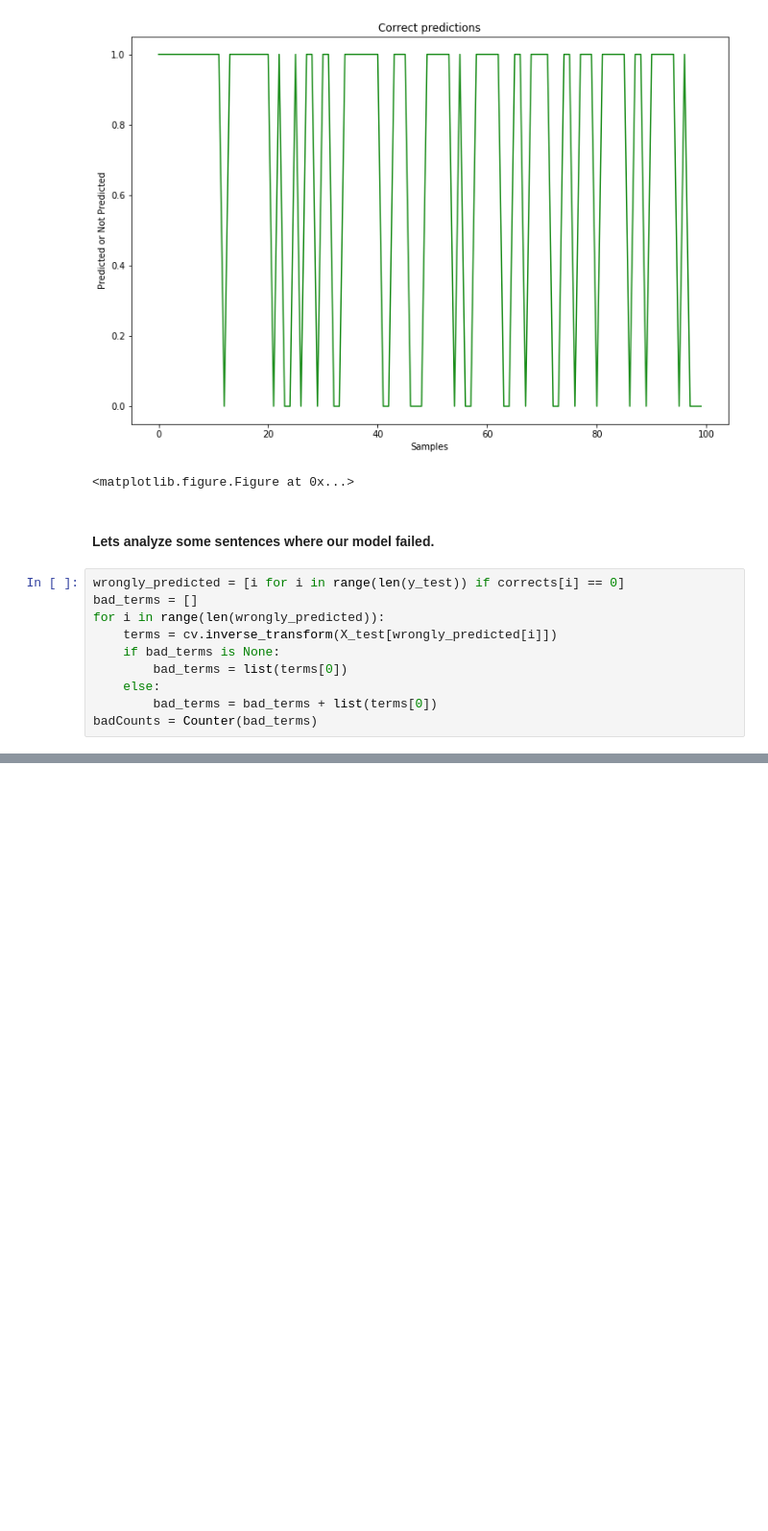
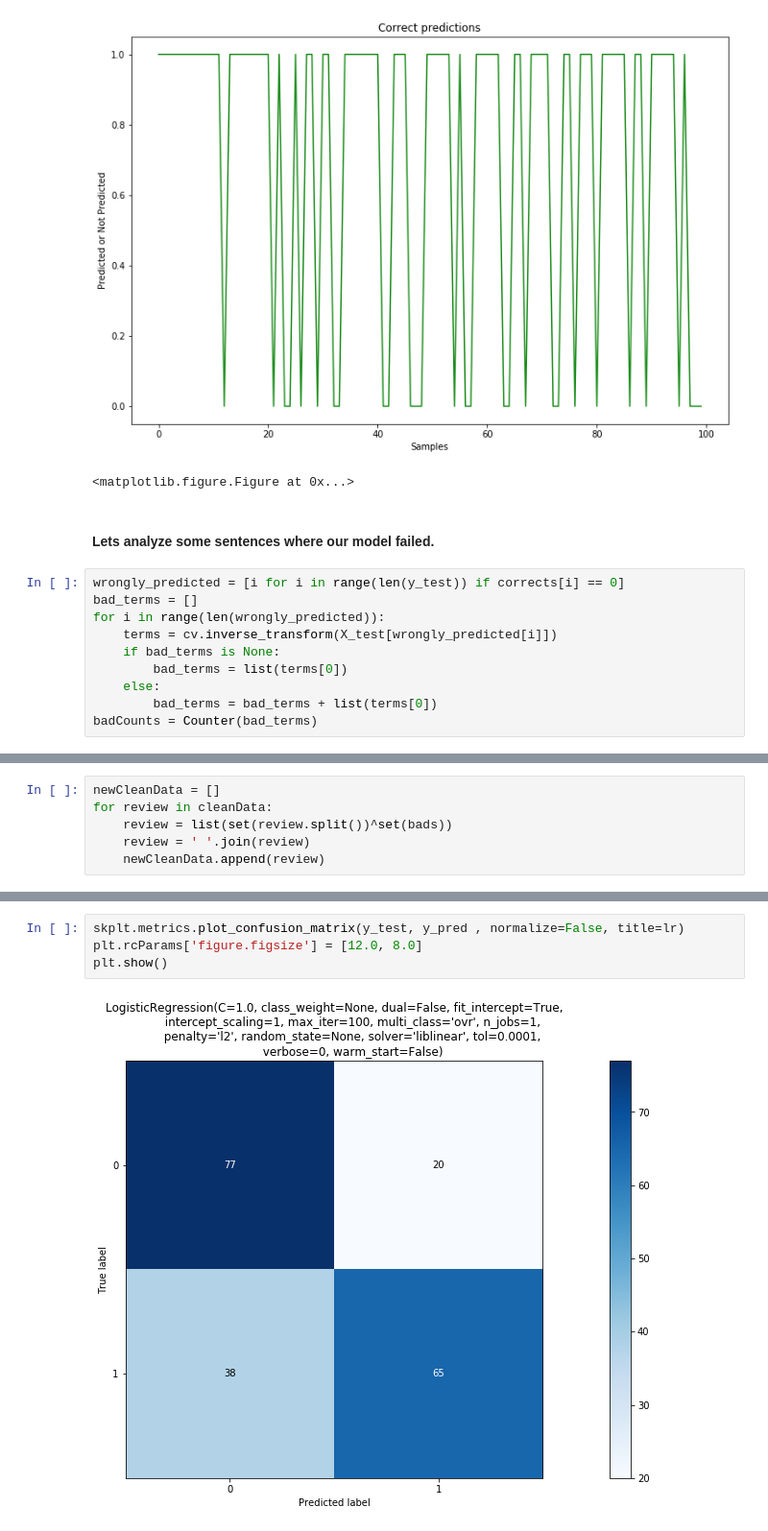
Before and after one commit to aditya00kumar/data-science-with-python, a Jupyter notebook: Restaurant_review_classification.ipynb, the cells around one changed output, grey strips where cells are left out. Shown at 96% size. Saved outputs shown, nothing was run; the diff lists cells and outputs as text; blank space fills up the shorter version.

```diff
--- a/Restaurant_review_classification.ipynb
+++ b/Restaurant_review_classification.ipynb
@@ -156,0 +193,6 @@ plt.show()
+# %%
+newCleanData = []
+for review in cleanData:
+    review = list(set(review.split())^set(bads))
+    review = ' '.join(review)
+    newCleanData.append(review)
@@ -156,0 +218,6 @@ plt.show()
+# %%
+skplt.metrics.plot_confusion_matrix(y_test, y_pred , normalize=False, title=lr)
+plt.rcParams['figure.figsize'] = [12.0, 8.0]
+plt.show()
+# %% [output]
+[figure, added]
```
Also changed, not shown: parts of 13 cells of this notebook.
